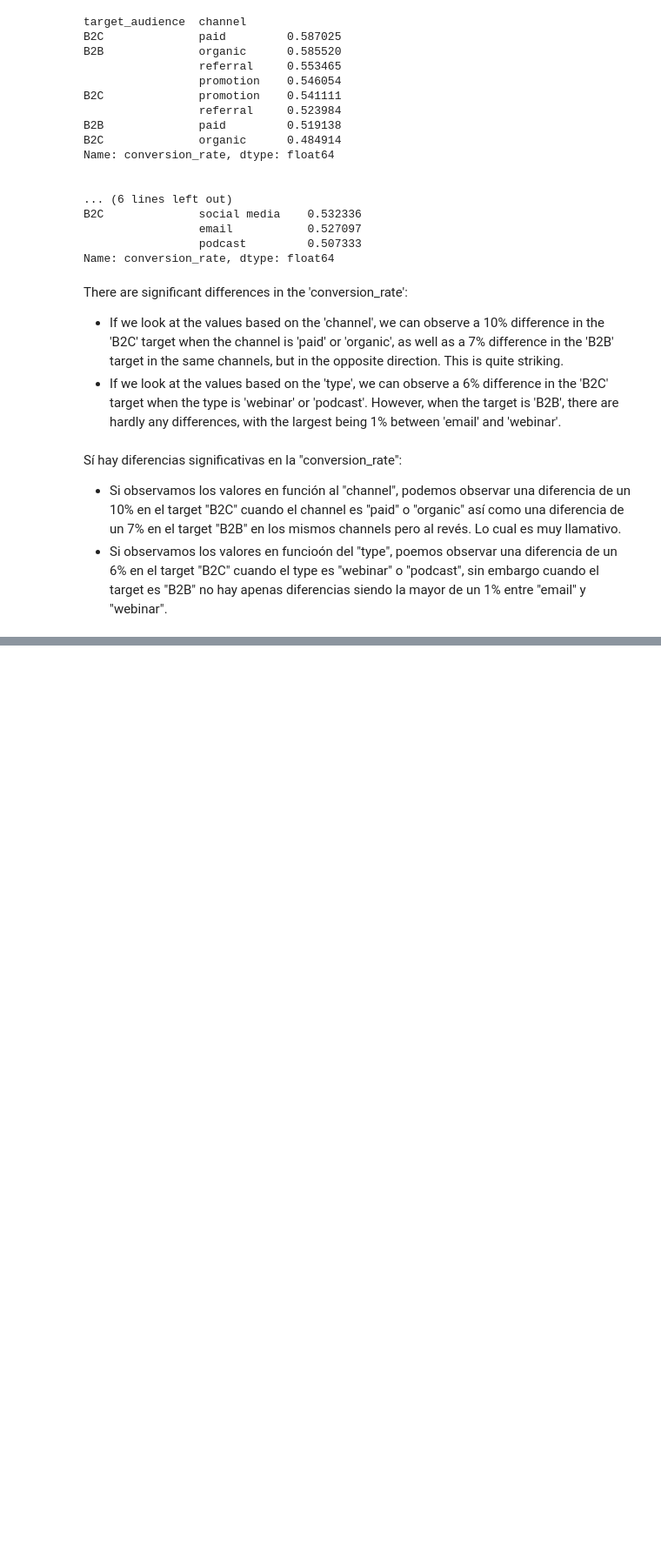
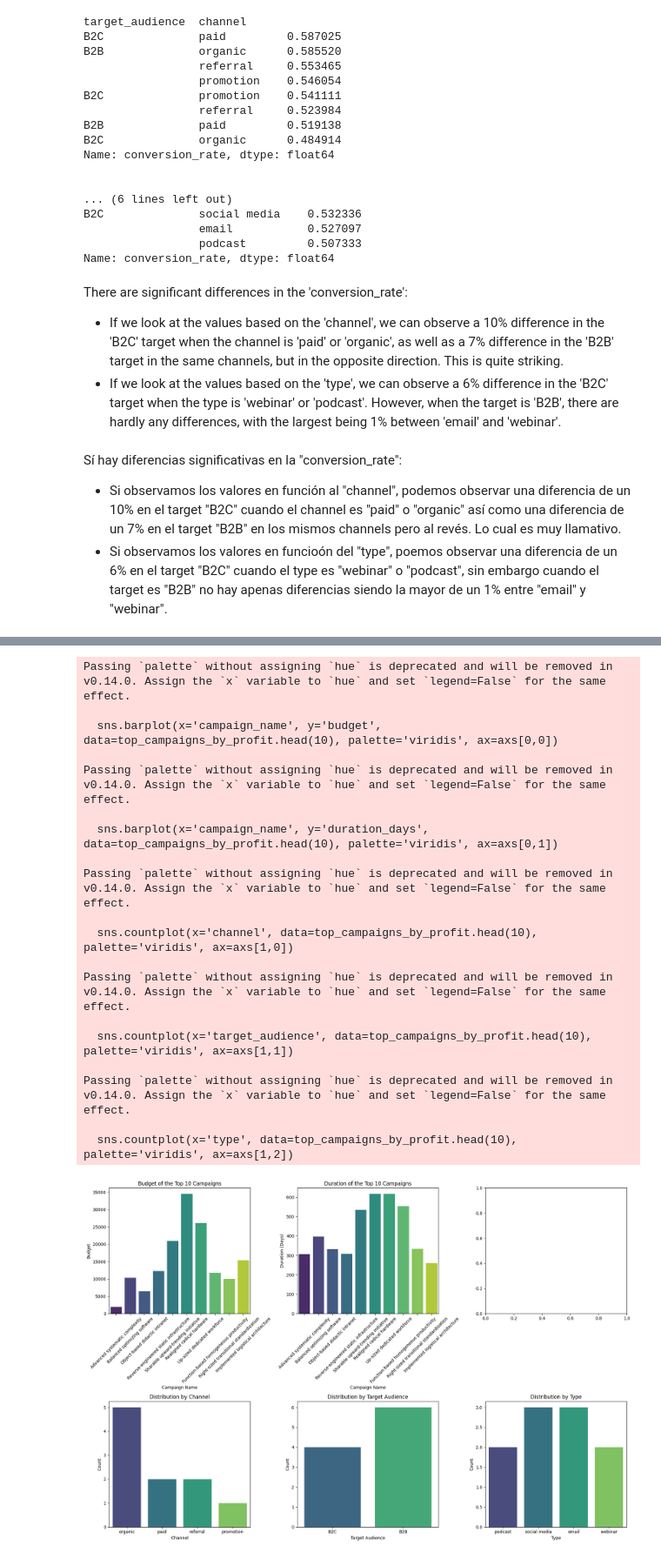
Before and after one commit to Ignacio538/Marketing-Campaings, a Jupyter notebook: Tasks.ipynb, the cells around one changed output, grey strips where cells are left out. Shown at 87% size. Drawn from its saved outputs; the diff is of its cells as text; code cells hidden in the pictures; blank space fills up the shorter version.

```diff
--- a/Tasks.ipynb
+++ b/Tasks.ipynb
@@ -320,0 +362,54 @@ Sí hay diferencias significativas en la "conversion_rate":
+# %%
+# And let's compare them with a graph based on the budget, type, target audience, channel and days of duration
+fig, axs = plt.subplots(2, 3, figsize=(18, 12))
+
+sns.barplot(x='campaign_name', y='budget', data=top_campaigns_by_profit.head(10), palette='viridis', ax=axs[0,0])
+axs[0,0].set_title('Budget of the Top 10 Campaigns')
+axs[0,0].set_xlabel('Campaign Name')
+axs[0,0].set_ylabel('Budget')
+axs[0,0].tick_params(axis='x', rotation=45)
+
+sns.barplot(x='campaign_name', y='duration_days', data=top_campaigns_by_profit.head(10), palette='viridis', ax=axs[0,1])
+axs[0,1].set_title('Duration of the Top 10 Campaigns')
+axs[0,1].set_xlabel('Campaign Name')
+axs[0,1].set_ylabel('Duration (Days)')
+axs[0,1].tick_params(axis='x', rotation=45)
+
+sns.countplot(x='channel', data=top_campaigns_by_profit.head(10), palette='viridis', ax=axs[1,0])
+axs[1,0].set_title('Distribution by Channel')
+axs[1,0].set_xlabel('Channel')
+axs[1,0].set_ylabel('Count')
+
+sns.countplot(x='target_audience', data=top_campaigns_by_profit.head(10), palette='viridis', ax=axs[1,1])
+axs[1,1].set_title('Distribution by Target Audience')
+axs[1,1].set_xlabel('Target Audience')
+axs[1,1].set_ylabel('Count')
+
+sns.countplot(x='type', data=top_campaigns_by_profit.head(10), palette='viridis', ax=axs[1,2])
+axs[1,2].set_title('Distribution by Type')
+axs[1,2].set_xlabel('Type')
+axs[1,2].set_ylabel('Count')
+
+plt.tight_layout()
+plt.show()
+# %% [output]
+Passing `palette` without assigning `hue` is deprecated and will be removed in v0.14.0. Assign the `x` variable to `hue` and set `legend=False` for the same effect.
+
+  sns.barplot(x='campaign_name', y='budget', data=top_campaigns_by_profit.head(10), palette='viridis', ax=axs[0,0])
+
+Passing `palette` without assigning `hue` is deprecated and will be removed in v0.14.0. Assign the `x` variable to `hue` and set `legend=False` for the same effect.
+
+  sns.barplot(x='campaign_name', y='duration_days', data=top_campaigns_by_profit.head(10), palette='viridis', ax=axs[0,1])
+
+Passing `palette` without assigning `hue` is deprecated and will be removed in v0.14.0. Assign the `x` variable to `hue` and set `legend=False` for the same effect.
+
+  sns.countplot(x='channel', data=top_campaigns_by_profit.head(10), palette='viridis', ax=axs[1,0])
+
+Passing `palette` without assigning `hue` is deprecated and will be removed in v0.14.0. Assign the `x` variable to `hue` and set `legend=False` for the same effect.
+
+  sns.countplot(x='target_audience', data=top_campaigns_by_profit.head(10), palette='viridis', ax=axs[1,1])
+
+Passing `palette` without assigning `hue` is deprecated and will be removed in v0.14.0. Assign the `x` variable to `hue` and set `legend=False` for the same effect.
+
+  sns.countplot(x='type', data=top_campaigns_by_profit.head(10), palette='viridis', ax=axs[1,2])
+[figure, added]
```
Also changed, not shown: parts of 5 cells of this notebook.
